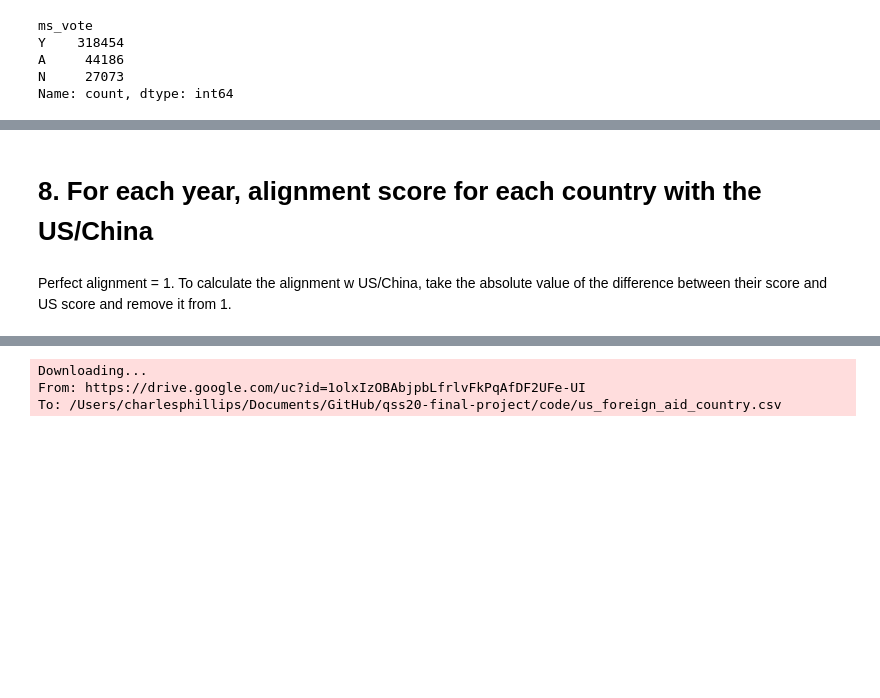
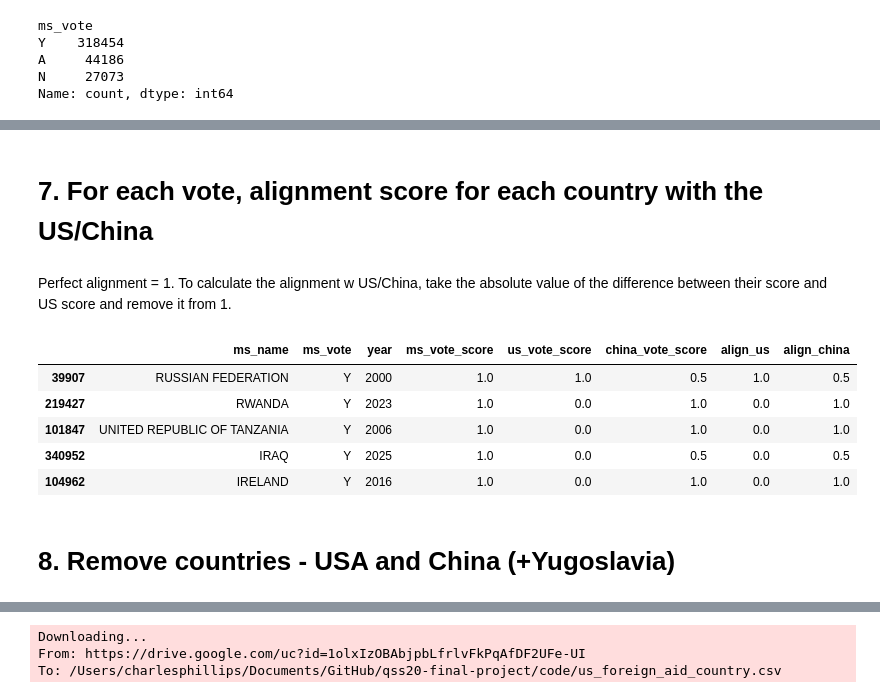
Before and after one commit to charlie77-7/qss20-final-project, a Jupyter notebook: code/01_load_clean.ipynb, the cells around one changed output, grey strips where cells are left out. Cells and saved outputs as stored; diff of their text form; code cells hidden in the pictures; blank space fills up the shorter version.

```diff
--- a/code/01_load_clean.ipynb
+++ b/code/01_load_clean.ipynb
@@ -318,7 +292,18 @@ df_post2000
 # %% [markdown]
-# 8. For each year, alignment score for each country with the US/China
+# 7. For each vote, alignment score for each country with the US/China
 # %% [markdown]
 Perfect alignment = 1. To calculate the alignment w US/China, take the absolute value of the difference between their score and US score and remove it from 1.
 # %%
 df_post2000['align_us'] = 1 - abs(df_post2000['ms_vote_score'] - df_post2000['us_vote_score'])
 df_post2000['align_china'] = 1 - abs(df_post2000['ms_vote_score'] - df_post2000['china_vote_score'])
+
+df_post2000[["ms_name", "ms_vote", "year", "ms_vote_score", "us_vote_score", "china_vote_score", "align_us", "align_china"]].sample(5)
+# %% [output]
+|  | ms_name | ms_vote | year | ms_vote_score | us_vote_score | china_vote_score | align_us | align_china |
+| 39907 | RUSSIAN FEDERATION | Y | 2000 | 1.0 | 1.0 | 0.5 | 1.0 | 0.5 |
+| 219427 | RWANDA | Y | 2023 | 1.0 | 0.0 | 1.0 | 0.0 | 1.0 |
+| 101847 | UNITED REPUBLIC OF TANZANIA | Y | 2006 | 1.0 | 0.0 | 1.0 | 0.0 | 1.0 |
+| 340952 | IRAQ | Y | 2025 | 1.0 | 0.0 | 0.5 | 0.0 | 0.5 |
+| 104962 | IRELAND | Y | 2016 | 1.0 | 0.0 | 1.0 | 0.0 | 1.0 |
+# %% [markdown]
+# 8. Remove countries - USA and China (+Yugoslavia)
```
Also changed, not shown: parts of 33 cells of this notebook, 25 other files.
